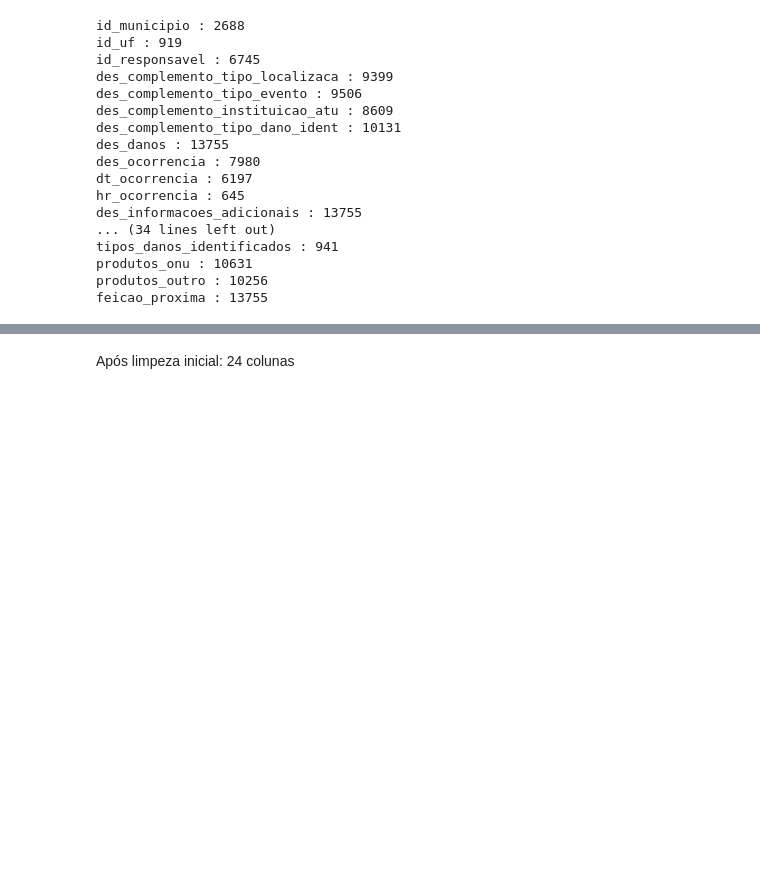
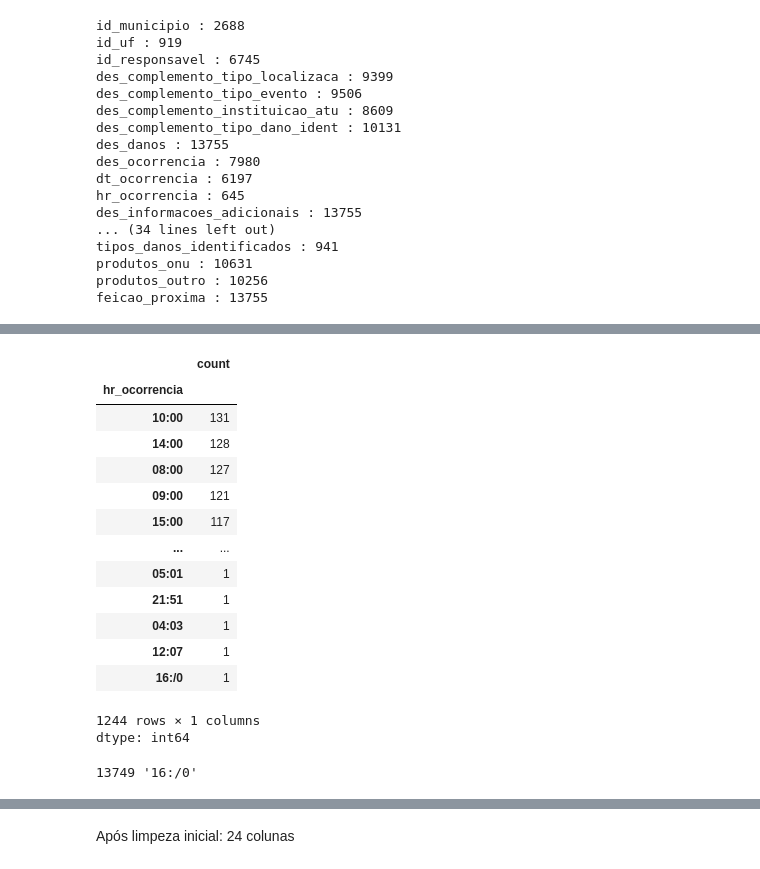
Before and after one commit to mariabrandaob/PCD-2-IBAMA, a Jupyter notebook: PCD_2_IBAMA.ipynb, the cells around one changed output, grey strips where cells are left out. Drawn from its saved outputs; the diff is of its cells as text; code cells hidden in the pictures; blank space fills up the shorter version.

```diff
--- a/PCD_2_IBAMA.ipynb
+++ b/PCD_2_IBAMA.ipynb
@@ -46,8 +47,7 @@ for i in lista_nan:
   if quantidade_nan > 7000:
     df_acidentes = df_acidentes.drop(columns=[i])
 
-df_acidentes = df_acidentes.drop(columns=["dt_ocorrencia", "hr_ocorrencia", "dt_primeira_obs", "hr_primeira_obs", "dt_ocorrencia_feriado",
-                                          "id_responsavel", "cpf_contato", "id_municipio", "id_uf", "informacao_geografica", "ip_contato",
+df_acidentes = df_acidentes.drop(columns=["id_responsavel", "cpf_contato", "id_municipio", "id_uf", "informacao_geografica", "ip_contato",
                                           "nro_ocorrencia", "nome_comunicante", "dt_carga", "telefone_contato", "des_funcao_comunicante",
                                           "email_comunicante", "FID", "uuid", "id_ocorrencia"])
 # %% [output]
@@ -103,0 +147,6 @@ Index(['dt_registro', 'plano_emergencia', 'plano_emergencia_acionado',
+# %%
+df_acidentes = df_acidentes.replace('0216-08-28', '2016-08-28')
+df_acidentes = df_acidentes.replace('0216-10-15', '2016-10-15')
+df_acidentes = df_acidentes.replace('0202-05-22', '2021-05-22')
+df_acidentes = df_acidentes.replace('0202-01-06', '2023-01-06')
+df_acidentes = df_acidentes.replace('0202-04-10', '2023-04-10')
@@ -104,3 +175,5 @@ Index(['dt_registro', 'plano_emergencia', 'plano_emergencia_acionado',
 # %%
+df_acidentes['dt_ocorrencia_mod'] = pd.to_datetime(df_acidentes['dt_ocorrencia'])
 df_acidentes['dt_registro_mod'] = pd.to_datetime(df_acidentes['dt_registro'])
-df_acidentes['registro_ano'] = df_acidentes['dt_registro_mod'].dt.year
+df_acidentes['dt_primeira_obs_mod'] = pd.to_datetime(df_acidentes['dt_primeira_obs'])
+#df_acidentes['registro_ano'] = df_acidentes['dt_registro_mod'].dt.year
@@ -106,0 +204,20 @@ df_acidentes['registro_ano'] = df_acidentes['dt_registro_mod'].dt.year
+# %%
+df_acidentes = df_acidentes.replace('NULL ', float('nan'))
+df_acidentes = df_acidentes.replace('     ', float('nan'))
+df_acidentes = df_acidentes.replace('10:  ', float('nan'))
+df_acidentes = df_acidentes.replace('02   ', float('nan'))
+df_acidentes = df_acidentes.replace('5    ', float('nan'))
+df_acidentes = df_acidentes.replace('13   ', float('nan'))
+df_acidentes = df_acidentes.replace(':    ', float('nan'))
+df_acidentes = df_acidentes.replace('03:  ', float('nan'))
+df_acidentes = df_acidentes.replace('  :  ', float('nan'))
+df_acidentes = df_acidentes.replace('8    ', float('nan'))
+df_acidentes = df_acidentes.replace('20:0 ', float('nan'))
+df_acidentes = df_acidentes.replace('7    ', float('nan'))
+df_acidentes = df_acidentes.replace('09   ', float('nan'))
+df_acidentes = df_acidentes.replace('9    ', float('nan'))
+df_acidentes = df_acidentes.replace('13:0 ', float('nan'))
+df_acidentes = df_acidentes.replace('14   ', float('nan'))
+df_acidentes = df_acidentes.replace('0    ', float('nan'))
+df_acidentes = df_acidentes.replace('21:h ', float('nan'))
+df_acidentes = df_acidentes.replace('16:/0', float('nan'))
@@ -106,0 +234,28 @@ df_acidentes['registro_ano'] = df_acidentes['dt_registro_mod'].dt.year
+# %%
+df_acidentes['hr_ocorrencia'].value_counts()
+# %% [output]
+|  | count |
+| hr_ocorrencia |  |
+| 10:00 | 131 |
+| 14:00 | 128 |
+| 08:00 | 127 |
+| 09:00 | 121 |
+| 15:00 | 117 |
+| ... | ... |
+| 05:01 | 1 |
+| 21:51 | 1 |
+| 04:03 | 1 |
+| 12:07 | 1 |
+| 16:/0 | 1 |
+1244 rows × 1 columns
+dtype: int64
+# %%
+test = df_acidentes['hr_ocorrencia'].to_list()
+pos = 0
+for i in test:
+  if type(i) == str:
+    if '/' in i:
+      print(str(pos)+" '"+str(i)+"'")
+  pos += 1
+# %% [output]
+13749 '16:/0'
```
Also changed, not shown: parts of 16 cells of this notebook.
